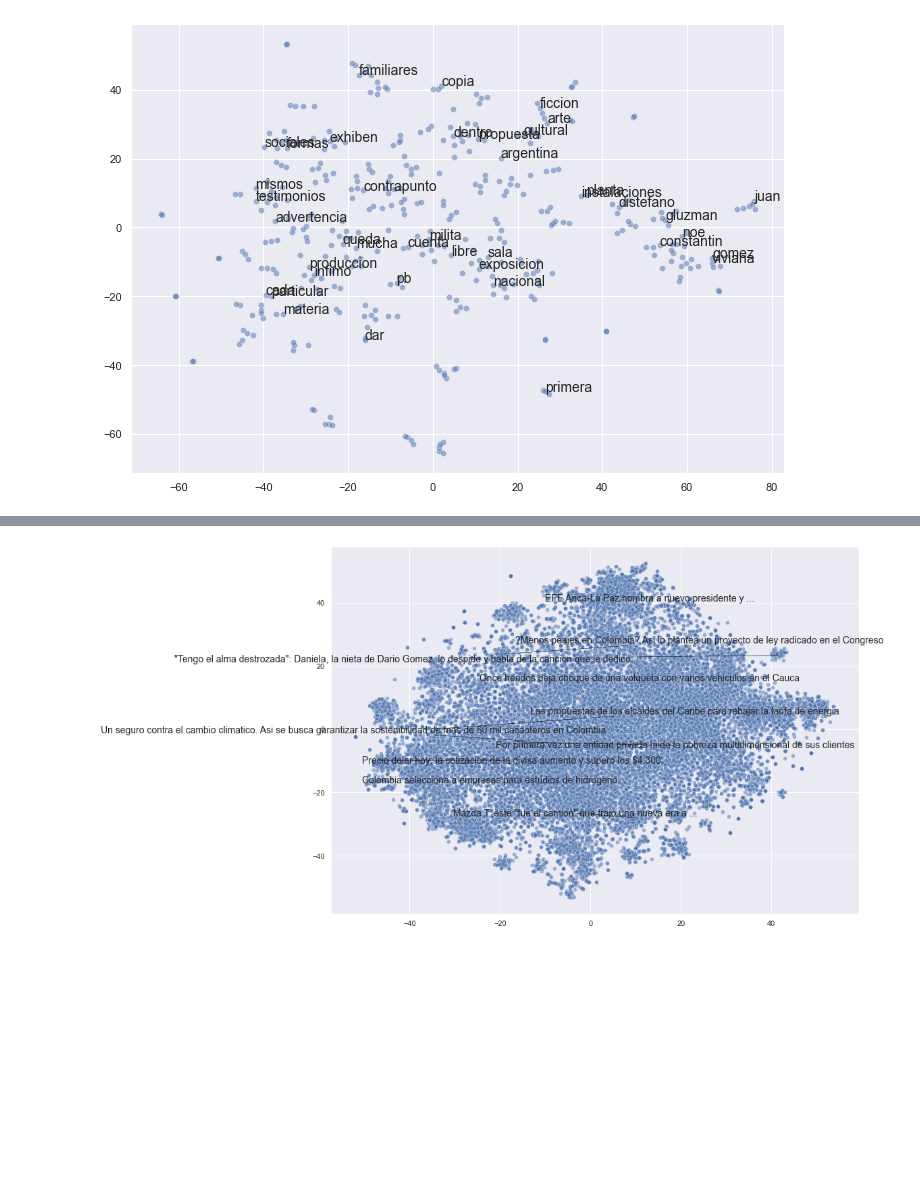
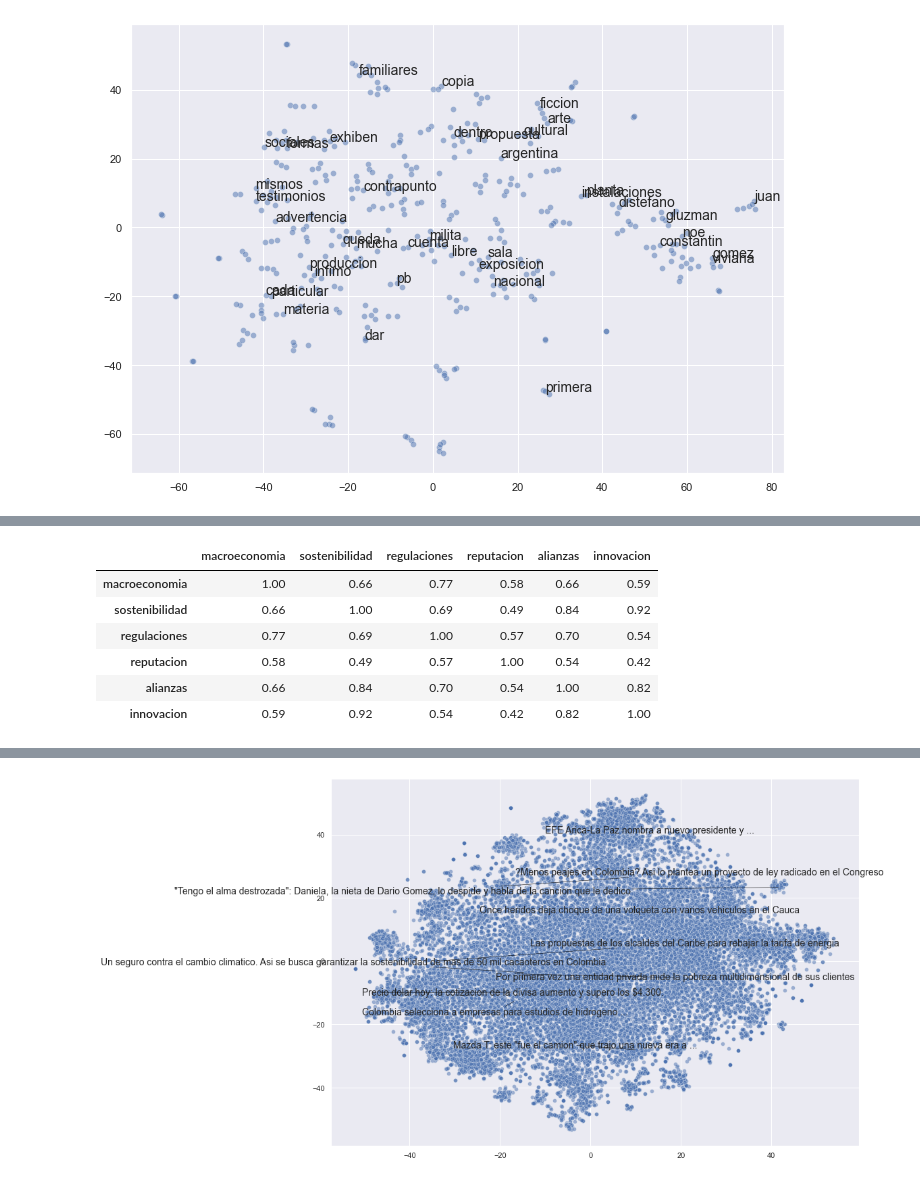
Before and after one commit to 3248ricamca/dataton2022-se_cayo_la_app, a Jupyter notebook: src/models/embedding.ipynb, the cells around one changed output, grey strips where cells are left out. Saved outputs shown, nothing was run; the diff lists cells and outputs as text; code cells hidden in the pictures; blank space fills up the shorter version.

```diff
--- a/src/models/embedding.ipynb
+++ b/src/models/embedding.ipynb
@@ -190,0 +266,13 @@ X = np.array(x) # list to array
+# %%
+noti_categorias = salida_categorias[variables]
+
+corr = noti_categorias.corr()
+corr.style.background_gradient(cmap='coolwarm').set_precision(2)
+# %% [output]
+|  | macroeconomia | sostenibilidad | regulaciones | reputacion | alianzas | innovacion |
+| macroeconomia | 1.00 | 0.66 | 0.77 | 0.58 | 0.66 | 0.59 |
+| sostenibilidad | 0.66 | 1.00 | 0.69 | 0.49 | 0.84 | 0.92 |
+| regulaciones | 0.77 | 0.69 | 1.00 | 0.57 | 0.70 | 0.54 |
+| reputacion | 0.58 | 0.49 | 0.57 | 1.00 | 0.54 | 0.42 |
+| alianzas | 0.66 | 0.84 | 0.70 | 0.54 | 1.00 | 0.82 |
+| innovacion | 0.59 | 0.92 | 0.54 | 0.42 | 0.82 | 1.00 |
```
Also changed, not shown: parts of 17 cells of this notebook.
